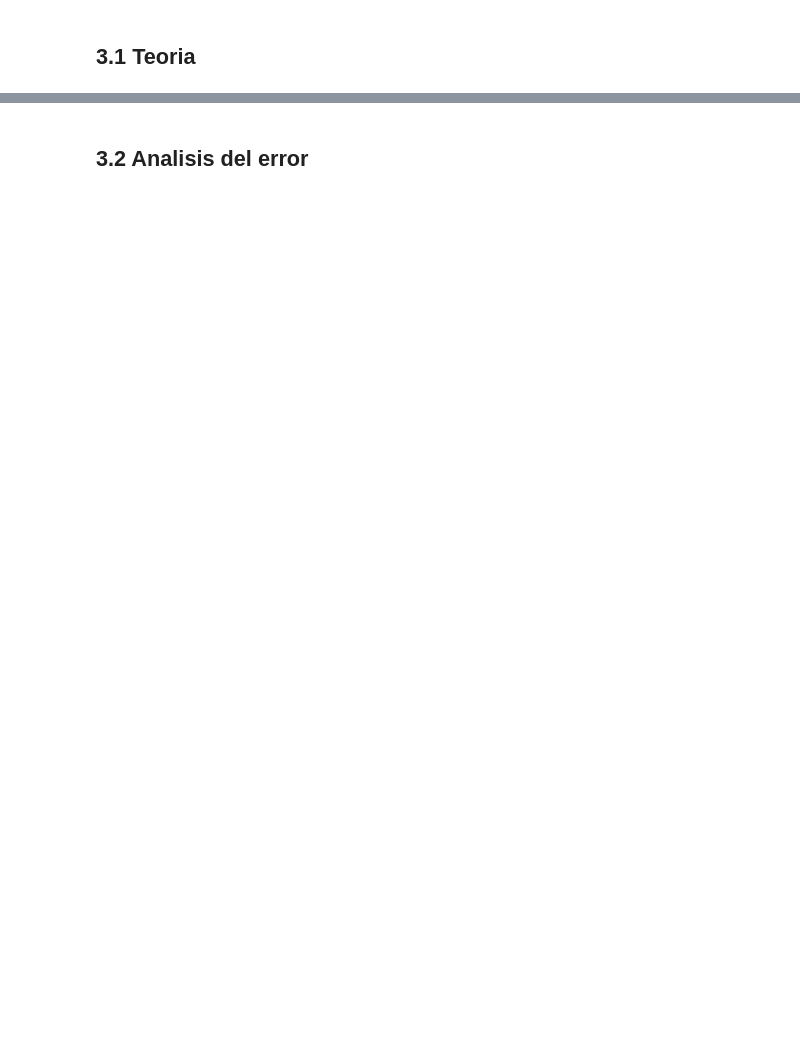
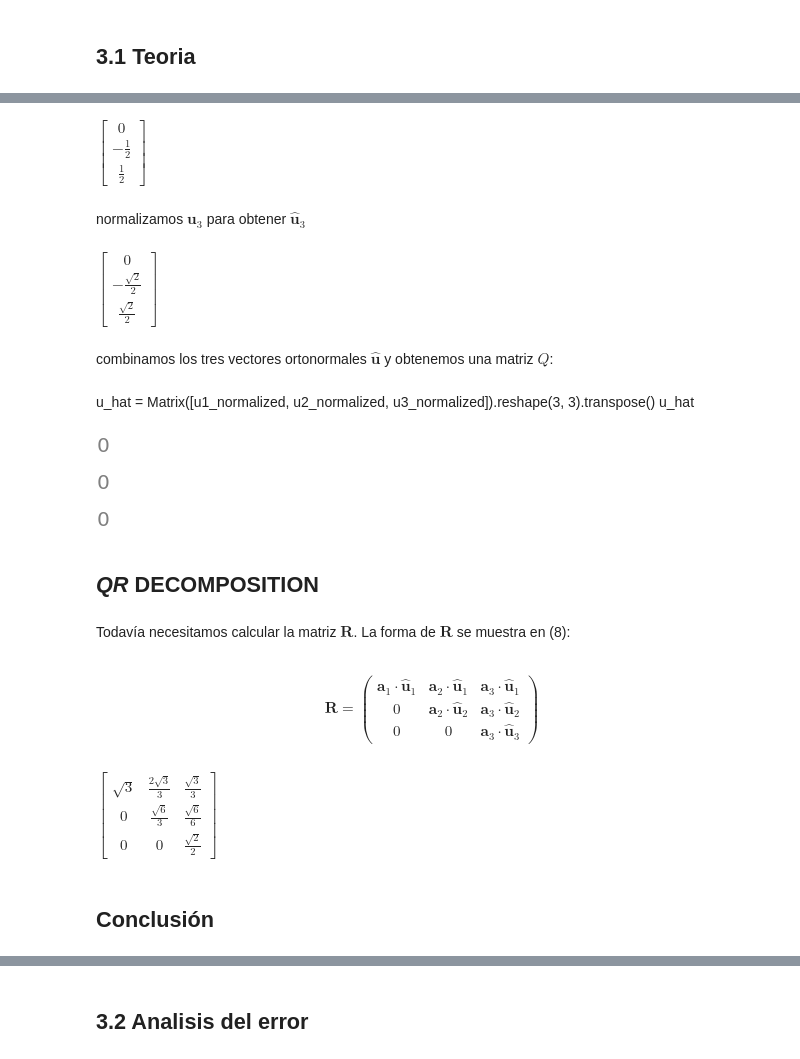
Before and after one commit to macaluzate/Ardila-Canavera-Martin, a Jupyter notebook: Tarea1.ipynb, the cells around one changed output, grey strips where cells are left out. Cells and saved outputs as stored; diff of their text form; code cells hidden in the pictures; blank space fills up the shorter version.

```diff
--- a/Tarea1.ipynb
+++ b/Tarea1.ipynb
@@ -190,0 +313,4 @@ $$
+# %%
+#Creacion de u2 como se presentó arriba
+u2 = a2 - projection_u1_a2
+u2
@@ -190,0 +321,4 @@ $$
+# %%
+
+u2_normalized = u2 / u2.norm()
+u2_normalized
@@ -190,0 +374,53 @@ $$
+# %%
+u3 = a3 - proj_u2_a3 - proj_u1_a3
+u3
+# %% [output]
+$\displaystyle \left[\begin{matrix}0\\- \frac{1}{2}\\\frac{1}{2}\end{matrix}\right]$
+# %% [markdown]
+normalizamos $\mathbf{u}_3$ para obtener  $\hat{\mathbf{u}}_3$
+# %%
+u3_normalized = u3 / u3.norm()
+u3_normalized
+# %% [output]
+$\displaystyle \left[\begin{matrix}0\\- \frac{\sqrt{2}}{2}\\\frac{\sqrt{2}}{2}\end{matrix}\right]$
+# %% [markdown]
+combinamos los tres vectores ortonormales $\hat{\mathbf{u}}$ y obtenemos una matriz $Q$:
+# %% [markdown]
+u_hat = Matrix([u1_normalized, u2_normalized, u3_normalized]).reshape(3, 3).transpose()
+u_hat
+# %%
+u1_normalized.dot(u2_normalized)  # Debe ser 0
+# %% [output]
+[figure, added]
+# %%
+u1_normalized.dot(u3_normalized)  # Debe ser 0
+# %% [output]
+[figure, added]
+# %%
+u2_normalized.dot(u3_normalized)  # Debe ser 0
+# %% [output]
+[figure, added]
+# %% [markdown]
+## _QR_ DECOMPOSITION
+# %% [markdown]
+Todavía necesitamos calcular la matriz $\mathbf{R}$. La forma de $\mathbf{R}$ se muestra en (8):
+# %% [markdown]
+$$
+\mathbf{R} =
+\begin{pmatrix}
+\mathbf{a}_1 \cdot \hat{\mathbf{u}}_1 & \mathbf{a}_2 \cdot \hat{\mathbf{u}}_1 & \mathbf{a}_3 \cdot \hat{\mathbf{u}}_1 \\
+0 & \mathbf{a}_2 \cdot \hat{\mathbf{u}}_2 & \mathbf{a}_3 \cdot \hat{\mathbf{u}}_2 \\
+0 & 0 & \mathbf{a}_3 \cdot \hat{\mathbf{u}}_3
+\end{pmatrix}
+$$
+# %%
+R = Matrix([
+    [a1.dot(u1_normalized), a2.dot(u1_normalized), a3.dot(u1_normalized)],
+    [0, a2.dot(u2_normalized), a3.dot(u2_normalized)],
+    [0, 0, a3.dot(u3_normalized)]
+])
+R
+# %% [output]
+$\displaystyle \left[\begin{matrix}\sqrt{3} & \frac{2 \sqrt{3}}{3} & \frac{\sqrt{3}}{3}\\0 & \frac{\sqrt{6}}{3} & \frac{\sqrt{6}}{6}\\0 & 0 & \frac{\sqrt{2}}{2}\end{matrix}\right]$
+# %% [markdown]
+## Conclusión
```
Also changed, not shown: parts of 77 cells of this notebook, 2 other files.
